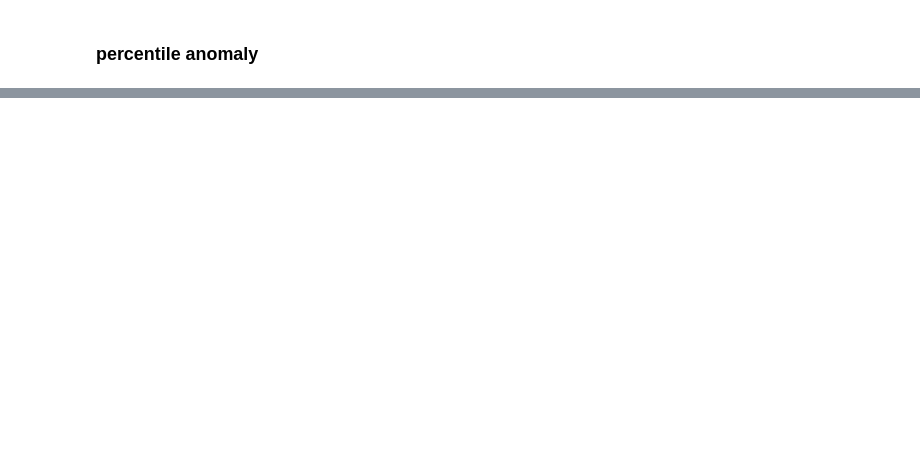
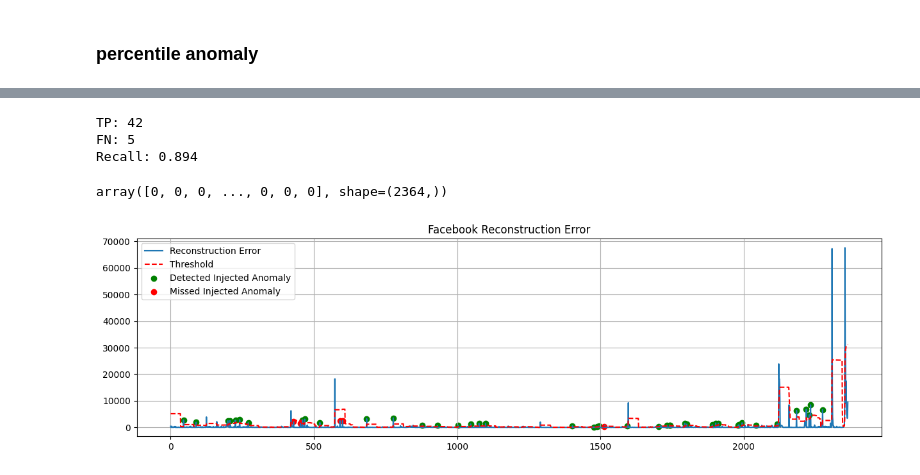
Before and after one commit to CMPE-255-G5/times-series-anomaly-detection-on-twitter-data, a Jupyter notebook: notebooks/VAE.ipynb, the cells around one changed output, grey strips where cells are left out. Saved outputs shown, nothing was run; the diff lists cells and outputs as text; code cells hidden in the pictures; blank space fills up the shorter version.

```diff
--- a/notebooks/VAE.ipynb
+++ b/notebooks/VAE.ipynb
@@ -731,0 +722,2 @@ plot_major_event(
+# %%
+y_window_label = create_window_labels_end(y_eval, time_steps=12)
@@ -731,0 +772,73 @@ plot_major_event(
+# %%
+errors = pd.Series(error)
+
+window = 36
+
+global_mean = errors.mean()
+global_std = errors.std()
+k = 2
+
+rolling_mean = errors.rolling(window).mean()
+
+rolling_std = errors.rolling(window).std()
+
+threshold = rolling_mean + k * rolling_std
+
+threshold = threshold.fillna(global_mean + k * global_std)
+
+anomalies = errors > threshold
+# %%
+injected_idx = np.where(y_window_label == 1)[0]
+
+tp = np.sum(anomalies[injected_idx])
+fn = np.sum(~anomalies[injected_idx])
+
+recall = tp / (tp + fn)
+
+print(f"TP: {tp}")
+print(f"FN: {fn}")
+print(f"Recall: {recall:.3f}")
+# %% [output]
+TP: 42
+FN: 5
+Recall: 0.894
+# %%
+y_window_label
+# %% [output]
+array([0, 0, 0, ..., 0, 0, 0], shape=(2364,))
+# %%
+plt.figure(figsize=(15,4))
+
+plt.plot(error, label='Reconstruction Error')
+plt.plot(threshold, linestyle='--', label='Threshold', color='r')
+
+# anomaly locations
+anomaly_idx = np.where(y_window_label == 1)[0]
+
+# split anomalies by whether they exceed threshold
+detected_idx = anomaly_idx[error[anomaly_idx] > threshold[anomaly_idx]]
+missed_idx = anomaly_idx[error[anomaly_idx] <= threshold[anomaly_idx]]
+
+plt.scatter(
+    detected_idx,
+    error[detected_idx],
+    color='green',
+    marker='o',
+    label='Detected Injected Anomaly'
+)
+
+plt.scatter(
+    missed_idx,
+    error[missed_idx],
+    color='red',
+    marker='o',
+    label='Missed Injected Anomaly'
+)
+
+plt.title(f"{company_name} Reconstruction Error")
+plt.legend()
+plt.grid(True)
+
+plt.show()
+# %% [output]
+[figure, added]
```
Also changed, not shown: parts of 57 cells of this notebook.
